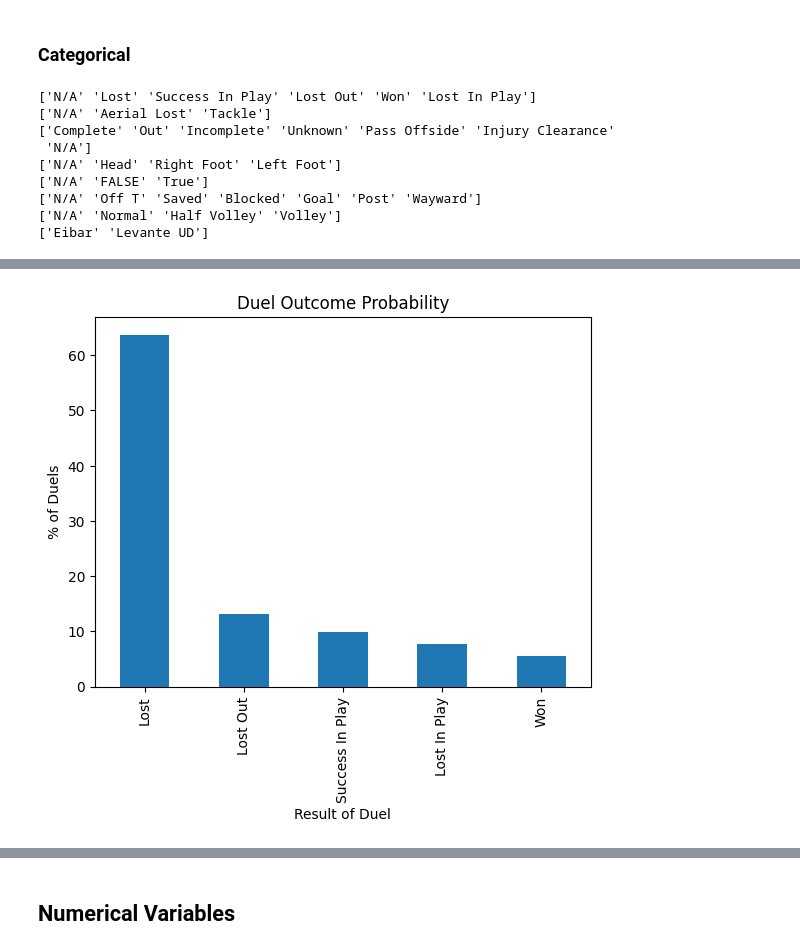
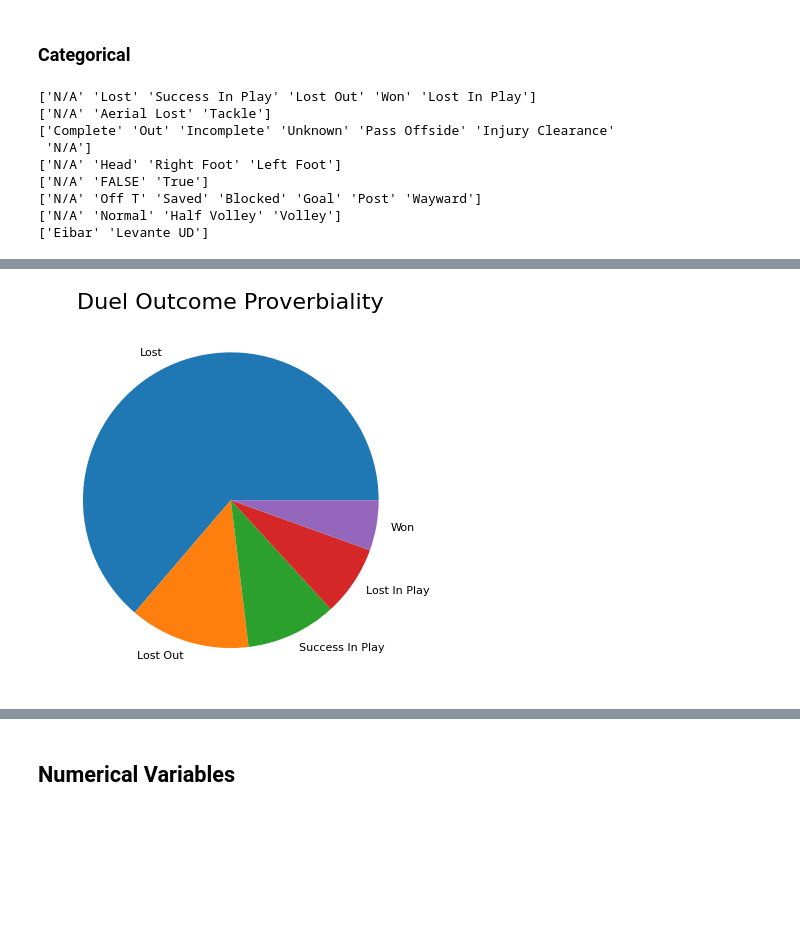
Before and after one commit to NojusMat/DataScience_CA2, a Jupyter notebook: NojusMatuseviciusDAProject.ipynb, the cells around one changed output, grey strips where cells are left out. Drawn from its saved outputs; the diff is of its cells as text; code cells hidden in the pictures; blank space fills up the shorter version.

```diff
--- a/NojusMatuseviciusDAProject.ipynb
+++ b/NojusMatuseviciusDAProject.ipynb
@@ -157,8 +160,9 @@ data.loc[data['shot_outcome'].notnull() & data['shot_first_time'].isnull(),'shot
 data.fillna("N/A", inplace = True)
 
 # Convert the pass length to float and round to 1 decimal place
-data['pass_length'] = pd.to_numeric(data['pass_length'], errors='coerce')
-data['pass_length'] = data ['pass_length'].round(1)
+#Ran into problem with converting pass_length to N/A had to convert to numeric first and then fill the missing values with 0 instead of N/A
+data['pass_length'] = pd.to_numeric(data['pass_length'], errors='coerce').fillna(0).round(1)
+data['pass_length'] = data ['pass_length']
 
 
 # Convert the shot first time to float
@@ -204,34 +208,78 @@ print(data.shot_outcome.unique())
 print(data.shot_technique.unique())
 print(data.team.unique())
 
-#Calculate the number of each duel outcome status
-numberOfDuelOutcome = data.duel_outcome.value_counts() #Gives a panda series
+#________________________________________Duel Outcome_______________________________________________________
 
-#Filtering the N/A out
+#Filtering the N/A out for dueling outcome
 filtered_DuelOutcome = data[data['duel_outcome'] != 'N/A']
-# Plot bar char with pandas plot method
-filtered_DuelOutcome['duel_outcome'].value_counts().plot.bar()#Gives a panda series
-plt.title("Dueling Outcome Total")
-plt.ylabel("Number of Duels")
-plt.xlabel("Result of Duel")
-plt.show()
-
-# Let's calculate the percentage of each duel type propability.
-filtered_DuelOutcome1 = filtered_DuelOutcome['duel_outcome'].value_counts(normalize=True)*100
-filtered_DuelOutcome1.plot.bar()
+# Calculate the percentage of each duel outcome probability.
+duel_percentage = filtered_DuelOutcome['duel_outcome'].value_counts(normalize=True)*100
+duel_percentage.plot.bar()
 plt.title("Duel Outcome Probability")
 plt.xlabel("Result of Duel")
 plt.ylabel("% of Duels")
+plt.show() #Show the plot
+
+#Using a pie chart to explore duel outcome data
+#First calculate the percentage of each Duel outcome .
+figure(num=None, figsize=(6, 6), dpi=80, facecolor='w', edgecolor='k')
+filtered_DuelOutcome2 = filtered_DuelOutcome['duel_outcome'].value_counts(normalize=True)
+filtered_DuelOutcome2.plot.pie()
+plt.title("Duel Outcome Proverbiality", size=20)
+plt.ylabel("")
 plt.show()
+
+#________________________________________Duel Type_______________________________________________________
+
+#Filtering the N/A out for dueling type
+filtered_DuelType = data[data['duel_type'] != 'N/A']
+# Let's calculate the percentage of each duel type probability.
+duelType_percentage = filtered_DuelType['duel_type'].value_counts(normalize=True)*100
+duelType_percentage.plot.bar()
+plt.title("Duel Type Probability")
+plt.xlabel("Result of Duel Type")
+plt.ylabel("% of Duel Types")
+plt.show() #Show the plot
 
 #OR maybe use a pie chart to explore the education data
 #First calculate the percentage of each education category.
 figure(num=None, figsize=(6, 6), dpi=80, facecolor='w', edgecolor='k')
-filtered_DuelOutcome2 = filtered_DuelOutcome['duel_outcome'].value_counts(normalize=True)
-filtered_DuelOutcome2.plot.pie()
-plt.title("Edcuation of Customers", size=20)
+filtered_DuelType1 = filtered_DuelType['duel_type'].value_counts(normalize=True)
+filtered_DuelType1.plot.pie()
+plt.title("Duel Type", size=20)
 plt.ylabel("")
 plt.show()
+
+#Filtering the N/A out for dueling outcome and have to be a tackle
+filtered_DuelOutcome = data[(data['duel_outcome'] != 'N/A') & (data['duel_type'] == 'Tackle')]
+# Calculate the percentage of each duel outcome probability.
+duel_percentage = filtered_DuelOutcome['duel_outcome'].value_counts(normalize=True)*100
+duel_percentage.plot.bar()
+plt.title("Tackle Outcome Probability")
+plt.xlabel("Result of Tackles")
+plt.ylabel("% of Tackles")
+plt.show() #Show the plot
+
+
+
+
+
+# Filter data by team
+eibar_data = filtered_DuelOutcome[filtered_DuelOutcome['team'] == 'Eibar']
+levante_data = filtered_DuelOutcome[filtered_DuelOutcome['team'] == 'Levante UD']
+
+# Calculate the percentage of each duel outcome probability by team.
+eibar_data_percentages = eibar_data['duel_outcome'].value_counts(normalize=True)*100
+levante_data_percentages = levante_data['duel_outcome'].value_counts(normalize=True)*100
+
+# Plot the bar chart for the duel outcome by team .
+# It was a challenge to be able to joint the two teams together and compare them tried with hue at first. settled with using concat
+team_dueling = pd.concat([eibar_data_percentages, levante_data_percentages], axis=1, keys=['Eibar', 'Levante UD'])
+team_dueling.plot.bar()
+plt.title("Tackle Outcome By Team")
+plt.xlabel("Tackle Outcome")
+plt.ylabel("% of Tackle")
+plt.show() #Show the plot
 # %% [output]
 ['N/A' 'Lost' 'Success In Play' 'Lost Out' 'Won' 'Lost In Play']
 ['N/A' 'Aerial Lost' 'Tackle']
@@ -246 +294 @@ plt.show()
-[figure, old version]
+[figure, new version]
```
Also changed, not shown: parts of 5 cells of this notebook, 1 other file.
